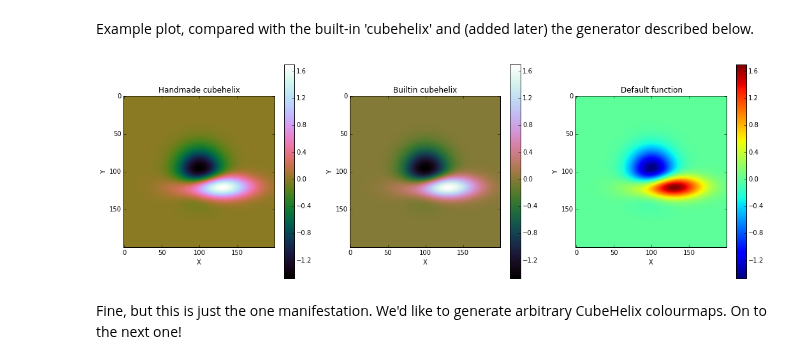
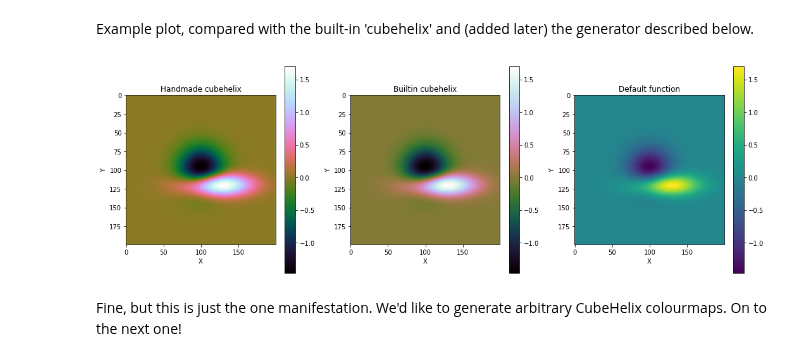
Before and after one commit to kwinkunks/notebooks, a Jupyter notebook: CubeHelix.ipynb, the cells around one changed output. Saved outputs shown, nothing was run; the diff lists cells and outputs as text; code cells hidden in the pictures.

```diff
--- a/CubeHelix.ipynb
+++ b/CubeHelix.ipynb
@@ -52,31 +52,31 @@ Example plot, compared with the built-in 'cubehelix' and (added later) the gener
 # %%
 fig = plt.figure(figsize=(18,6))
 
 ax = fig.add_subplot(131)
 cax = ax.imshow(Z, cmap=cubehelixcm, interpolation='bicubic')
 ax.set_xlabel('X')
 ax.set_ylabel('Y')
 ax.set_title('Handmade cubehelix')
 cbar = plt.colorbar(cax)
 
 ax = fig.add_subplot(132)
 cax = ax.imshow(Z, cmap='cubehelix', interpolation='bicubic')
 ax.set_xlabel('X')
 ax.set_ylabel('Y')
 ax.set_title('Builtin cubehelix')
 cbar = plt.colorbar(cax)
 
 ax = fig.add_subplot(133)
-cax = ax.imshow(Z, interpolation='bicubic')
+cax = ax.imshow(Z, cmap='viridis', interpolation='bicubic')
 ax.set_xlabel('X')
 ax.set_ylabel('Y')
 ax.set_title('Default function')
 cbar = plt.colorbar(cax)
 
 plt.show()
 plt.close()
 # %% [output]
-[figure, old version]
+[figure, new version]
 # %% [markdown]
 Fine, but this is just the one manifestation. We'd like to generate arbitrary CubeHelix colourmaps. On to the next one!
 # %% [markdown]
```
Also changed, not shown: parts of 1 cell of this notebook, 4 other files.
